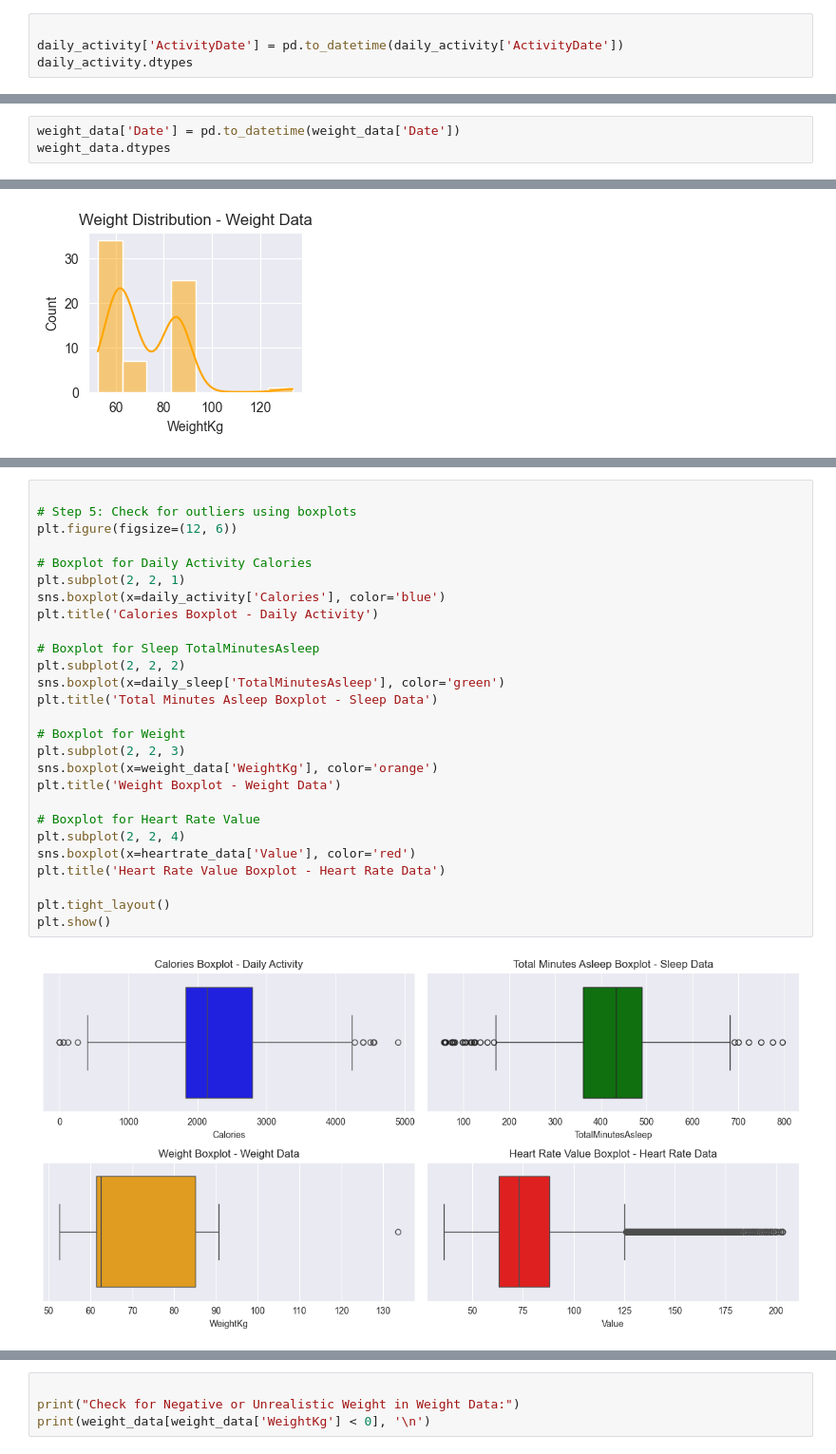
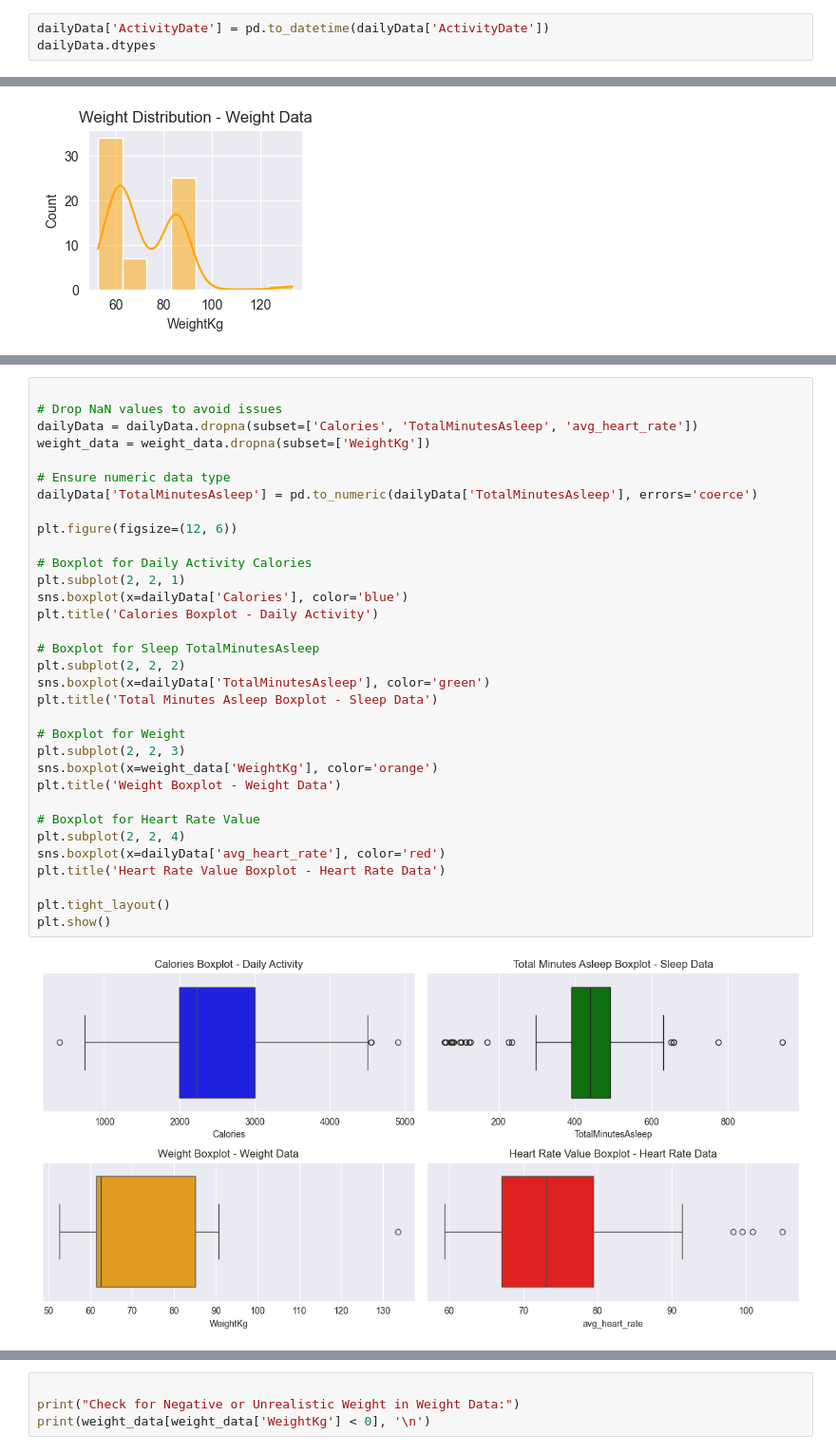
Before and after one commit to kismet85/dkkoAssignments, a Jupyter notebook: Projekti/Uni_ja_liikuntatottumukset.ipynb, the cells around one changed output, grey strips where cells are left out. Shown at 95% size. Saved outputs shown, nothing was run; the diff lists cells and outputs as text.

```diff
--- a/Projekti/Uni_ja_liikuntatottumukset.ipynb
+++ b/Projekti/Uni_ja_liikuntatottumukset.ipynb
@@ -138,7 +88,6 @@ daily_activity.describe()
 # %%
-
-daily_activity['ActivityDate'] = pd.to_datetime(daily_activity['ActivityDate'])
-daily_activity.dtypes
+dailyData['ActivityDate'] = pd.to_datetime(dailyData['ActivityDate'])
+dailyData.dtypes
 # %% [output]
 Id                                   int64
 ActivityDate                datetime64[ns]
@@ -198,3 +108,0 @@ merged_data.to_csv('archive/merged_daily_activity.csv', index=False)
-# %%
-weight_data['Date'] = pd.to_datetime(weight_data['Date'])
-weight_data.dtypes
@@ -404,31 +128,37 @@ plt.show()
 # %%
 
-# Step 5: Check for outliers using boxplots
+# Drop NaN values to avoid issues
+dailyData = dailyData.dropna(subset=['Calories', 'TotalMinutesAsleep', 'avg_heart_rate'])
+weight_data = weight_data.dropna(subset=['WeightKg'])
+
+# Ensure numeric data type
+dailyData['TotalMinutesAsleep'] = pd.to_numeric(dailyData['TotalMinutesAsleep'], errors='coerce')
+
 plt.figure(figsize=(12, 6))
 
 # Boxplot for Daily Activity Calories
 plt.subplot(2, 2, 1)
-sns.boxplot(x=daily_activity['Calories'], color='blue')
+sns.boxplot(x=dailyData['Calories'], color='blue')
 plt.title('Calories Boxplot - Daily Activity')
 
 # Boxplot for Sleep TotalMinutesAsleep
 plt.subplot(2, 2, 2)
-sns.boxplot(x=daily_sleep['TotalMinutesAsleep'], color='green')
+sns.boxplot(x=dailyData['TotalMinutesAsleep'], color='green')
 plt.title('Total Minutes Asleep Boxplot - Sleep Data')
 
 # Boxplot for Weight
 plt.subplot(2, 2, 3)
 sns.boxplot(x=weight_data['WeightKg'], color='orange')
 plt.title('Weight Boxplot - Weight Data')
 
 # Boxplot for Heart Rate Value
 plt.subplot(2, 2, 4)
-sns.boxplot(x=heartrate_data['Value'], color='red')
+sns.boxplot(x=dailyData['avg_heart_rate'], color='red')
 plt.title('Heart Rate Value Boxplot - Heart Rate Data')
 
 plt.tight_layout()
 plt.show()
 # %% [output]
-[figure, old version]
+[figure, new version]
 # %%
 
```
Also changed, not shown: parts of 42 cells of this notebook, 9 other files.
